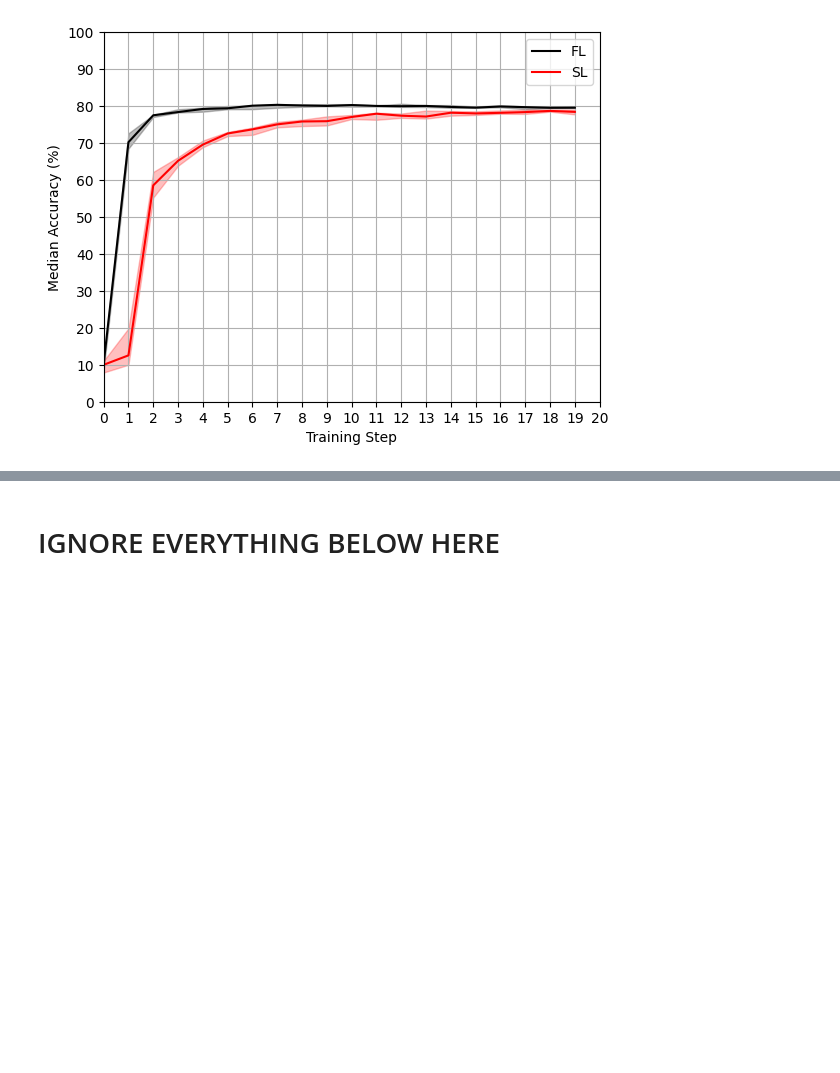
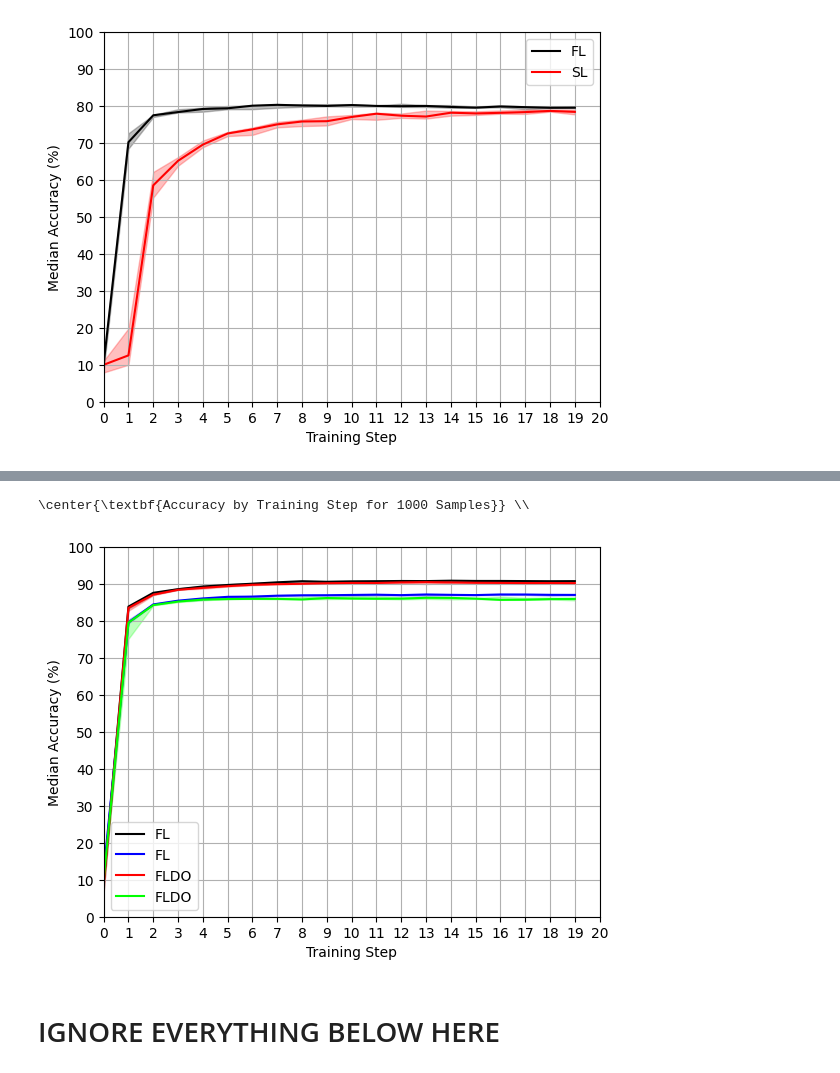
Before and after one commit to JoshPattman/thirdyear-proj, a Jupyter notebook: comp3200-cw/v3/visualise.ipynb, the cells around one changed output, grey strips where cells are left out. Drawn from its saved outputs; the diff is of its cells as text; code cells hidden in the pictures; blank space fills up the shorter version.

```diff
--- a/comp3200-cw/v3/visualise.ipynb
+++ b/comp3200-cw/v3/visualise.ipynb
@@ -155,3 +146,14 @@ plt.show()
+# %%
+# aeg7
+average_plot(find_data(db, condition=lambda ex: ex["exmajor"] == 0), label="FL", color=(0,0,0))
+average_plot(find_data(db, condition=lambda ex: ex["exmajor"] == 1), label="FL", color=(0,0,1))
+average_plot(find_data(db, condition=lambda ex: ex["exmajor"] == 18), label="FLDO", color=(1,0,0))
+average_plot(find_data(db, condition=lambda ex: ex["exmajor"] == 19), label="FLDO", color=(0,1,0))
+setup_accuracy_graph("Accuracy by Training Step for 1000 Samples")
+plt.show()
+# %% [output]
+\center{\textbf{Accuracy by Training Step for 1000 Samples}} \\
+[figure, added]
 # %% [markdown]
 # IGNORE EVERYTHING BELOW HERE
 # %%
```
Also changed, not shown: parts of 7 cells of this notebook, 21 other files.
